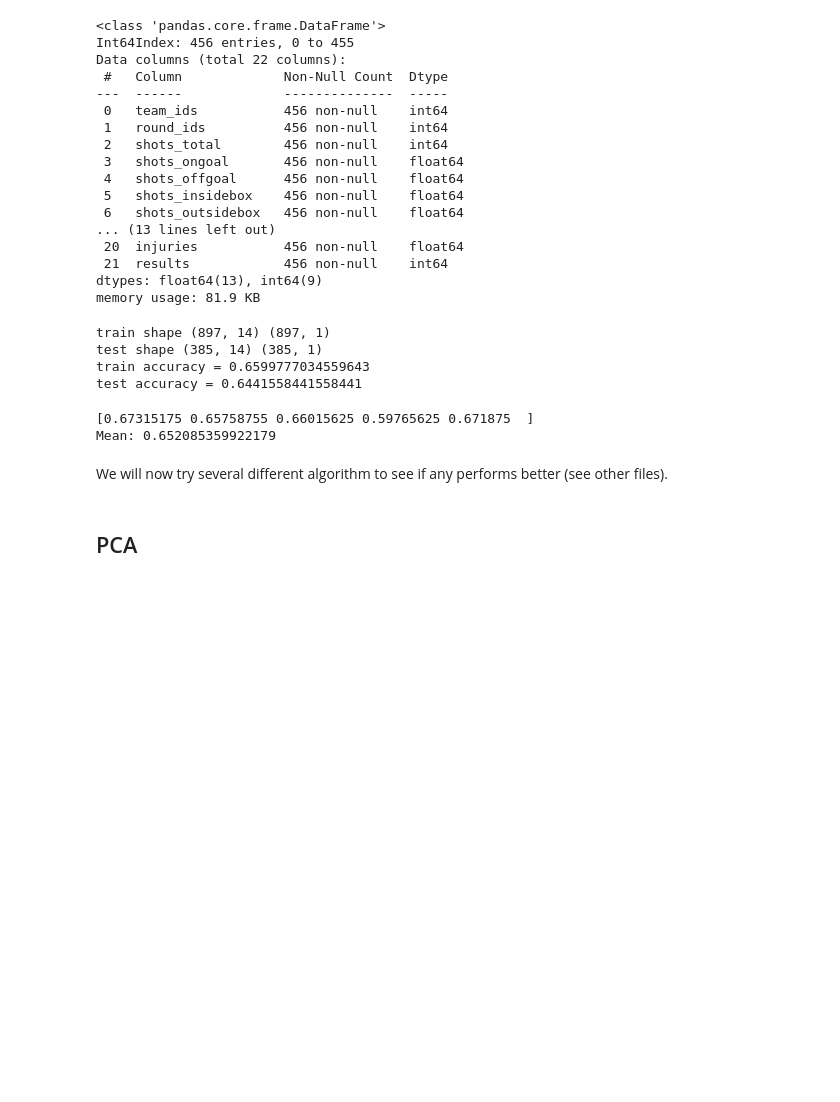
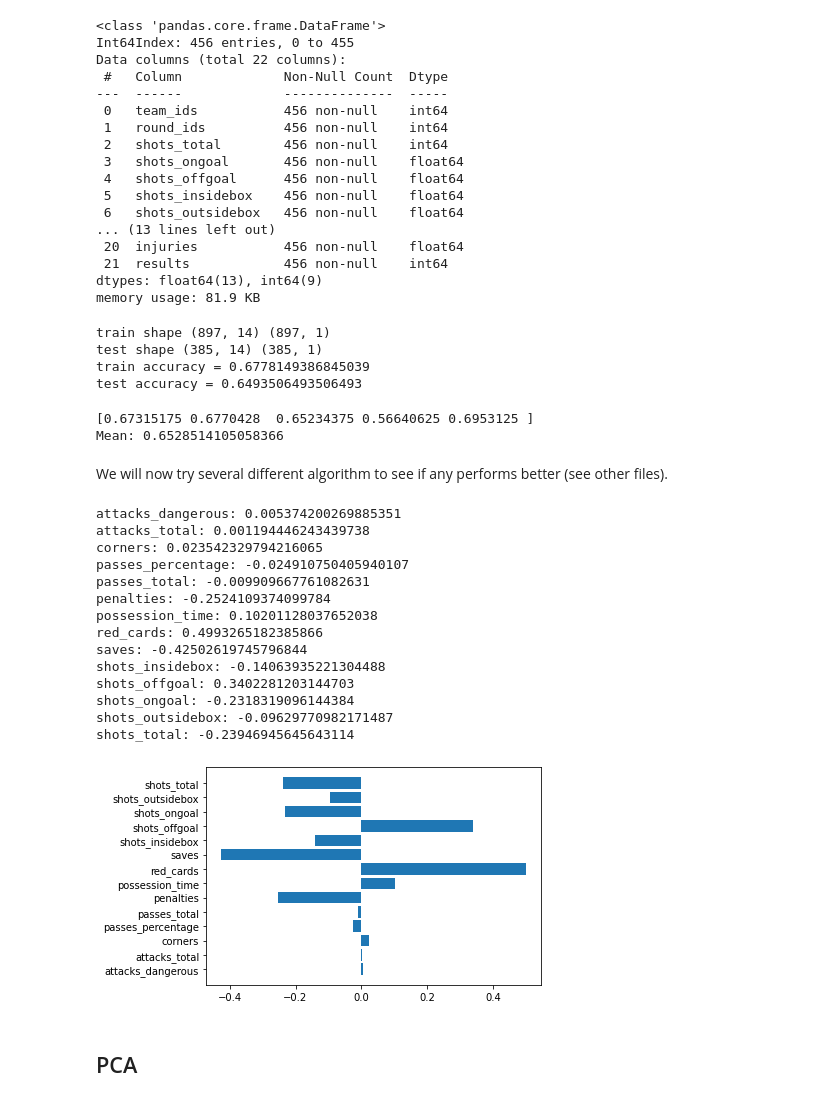
Before and after one commit to PLsergent/football_match_prediction, a Jupyter notebook: logictic_regression_football_predict.ipynb, the cells around one changed output. Drawn from its saved outputs; the diff is of its cells as text; code cells hidden in the pictures; blank space fills up the shorter version.

```diff
--- a/logictic_regression_football_predict.ipynb
+++ b/logictic_regression_football_predict.ipynb
@@ -246,6 +246,7 @@ We can see that both the train and test accuracy are pretty low. We think it mig
 # %%
 col_to_remove = {"substitutions", "injuries", "tackles", "fouls", "yellow_cards"}
 predictors = list(set(predictors) - col_to_remove)
+predictors = sorted(predictors)
 print(predictors)
 
 y = pd.DataFrame(data=df_games_stats["results"])
@@ -373,30 +374,54 @@ X_train, X_test, y_train, y_test = train_test_split(x, y, test_size=0.3, random_
 print ("train shape", X_train.shape, y_train.shape)
 print ("test shape", X_test.shape, y_test.shape)
 
-clf = LogisticRegression(random_state=1, solver='liblinear', max_iter=100)
-clf.fit(X_train, y_train.values.ravel())
+clf_ext = LogisticRegression(random_state=1, solver="newton-cg", multi_class="multinomial")
+clf_ext.fit(X_train, y_train.values.ravel())
 
-train_score = clf.score(X_train, y_train)
-test_score = clf.score(X_test, y_test)
+train_score = clf_ext.score(X_train, y_train)
+test_score = clf_ext.score(X_test, y_test)
 
 print ('train accuracy =', train_score)
 print ('test accuracy =', test_score)
 # %% [output]
 train shape (897, 14) (897, 1)
 test shape (385, 14) (385, 1)
-train accuracy = 0.6599777034559643
-test accuracy = 0.6441558441558441
+train accuracy = 0.6778149386845039
+test accuracy = 0.6493506493506493
 # %%
 from sklearn.model_selection import cross_val_score
 
-scores = cross_val_score(clf, df_games_stats_ext[predictors], df_games_stats_ext["results"], scoring='accuracy', cv=5)
+scores = cross_val_score(clf_ext, df_games_stats_ext[predictors], df_games_stats_ext["results"], scoring='accuracy', cv=5)
 print(scores)
 print("Mean:", scores.mean())
 # %% [output]
-[0.67315175 0.65758755 0.66015625 0.59765625 0.671875  ]
-Mean: 0.652085359922179
+[0.67315175 0.6770428  0.65234375 0.56640625 0.6953125 ]
+Mean: 0.6528514105058366
 # %% [markdown]
 We will now try several different algorithm to see if any performs better (see other files).
+# %%
+importance = clf_ext.coef_[0]
+# summarize feature importance
+for imp, col  in zip(importance, predictors):
+	print(f"{col}: {imp}")
+# plot feature importance
+plt.barh(predictors, importance)
+plt.show()
+# %% [output]
+attacks_dangerous: 0.005374200269885351
+attacks_total: 0.001194446243439738
+corners: 0.023542329794216065
+passes_percentage: -0.024910750405940107
+passes_total: -0.009909667761082631
+penalties: -0.2524109374099784
+possession_time: 0.10201128037652038
+red_cards: 0.4993265182385866
+saves: -0.42502619745796844
+shots_insidebox: -0.14063935221304488
+shots_offgoal: 0.3402281203144703
+shots_ongoal: -0.2318319096144384
+shots_outsidebox: -0.09629770982171487
+shots_total: -0.23946945645643114
+[figure, added]
 # %% [markdown]
 ## PCA
 # %% [markdown]
```
Also changed, not shown: parts of 4 cells of this notebook, 7 other files.
